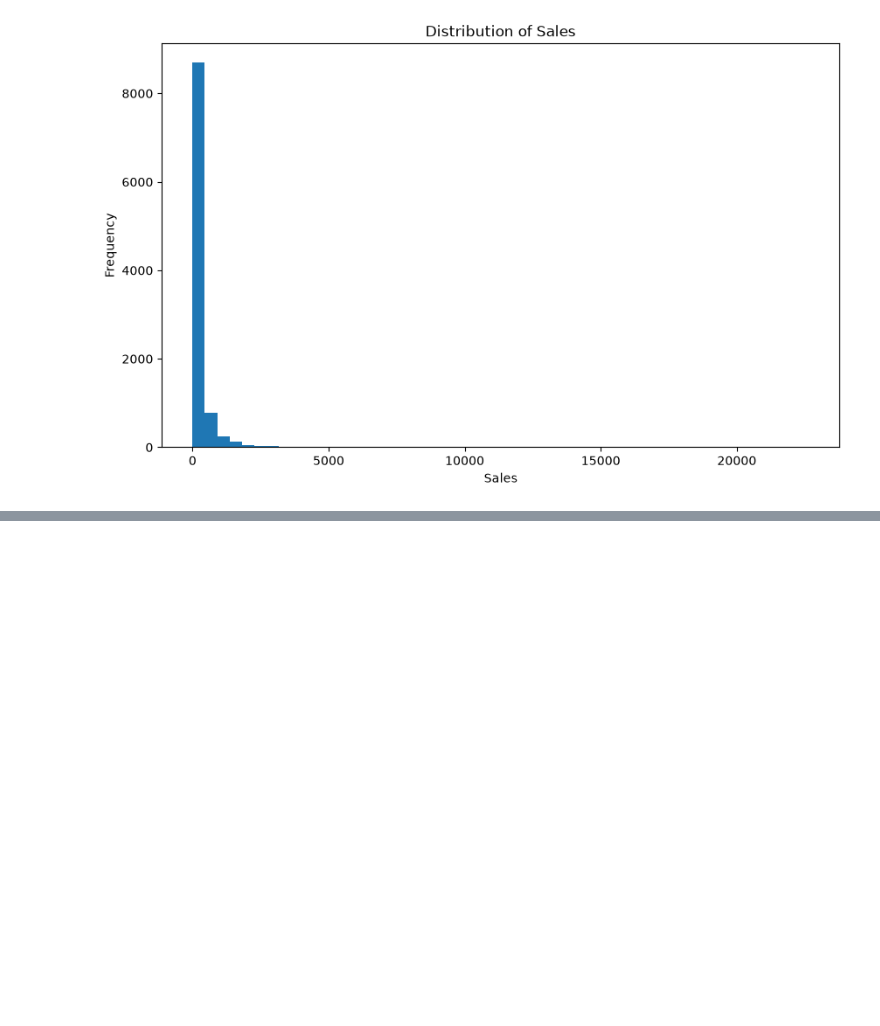
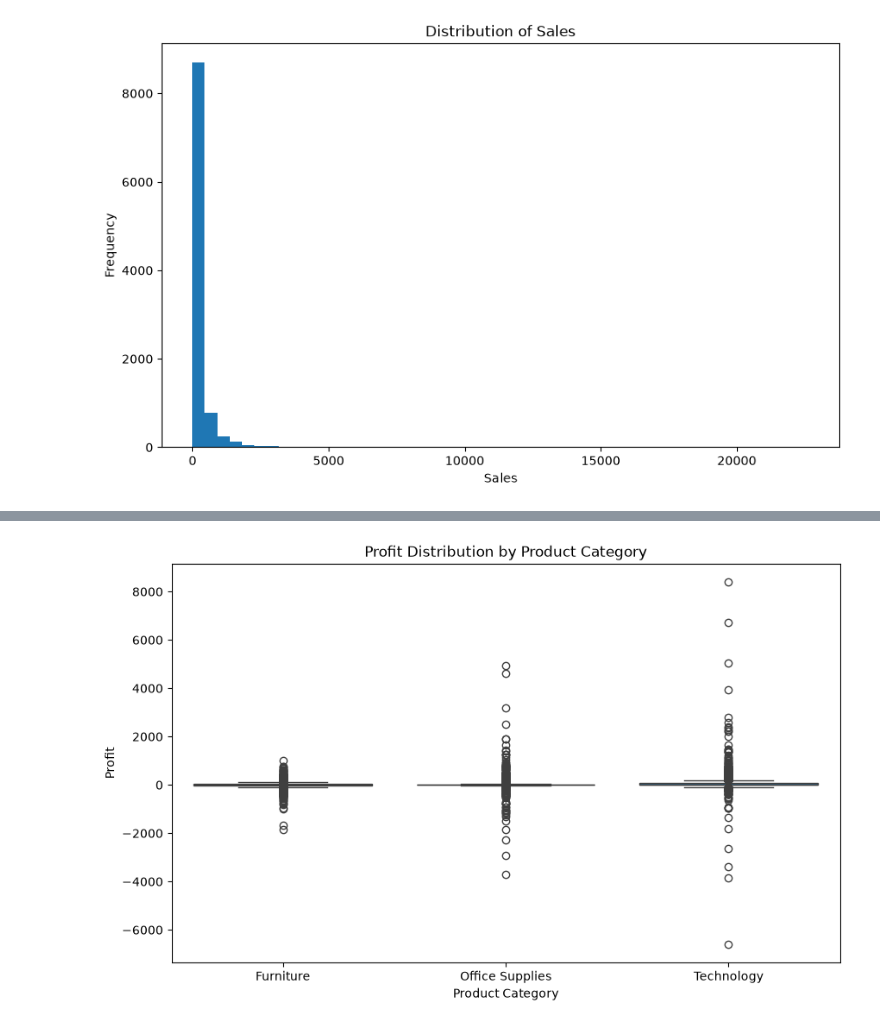
Before and after one commit to Ashu11122000/data-science, a Jupyter notebook: notebooks/02_data_visualization.ipynb, the cells around one changed output, grey strips where cells are left out. Cells and saved outputs as stored; diff of their text form; code cells hidden in the pictures; blank space fills up the shorter version.

```diff
--- a/notebooks/02_data_visualization.ipynb
+++ b/notebooks/02_data_visualization.ipynb
@@ -60,0 +85,21 @@ plt.show()
+# %%
+import seaborn as sns
+import matplotlib.pyplot as plt
+
+plt.figure(figsize=(10, 6))
+
+sns.boxplot(data=df_clean, x="Category", y="Profit")
+
+plt.xlabel("Product Category")
+plt.ylabel("Profit")
+plt.title("Profit Distribution by Product Category")
+
+plt.savefig(
+    "../outputs/figures/profit_boxplot.png",
+    dpi=300,
+    bbox_inches="tight"
+)
+
+plt.show()
+# %% [output]
+[figure, added]
```
Also changed, not shown: parts of 2 cells of this notebook, 1 other file.
